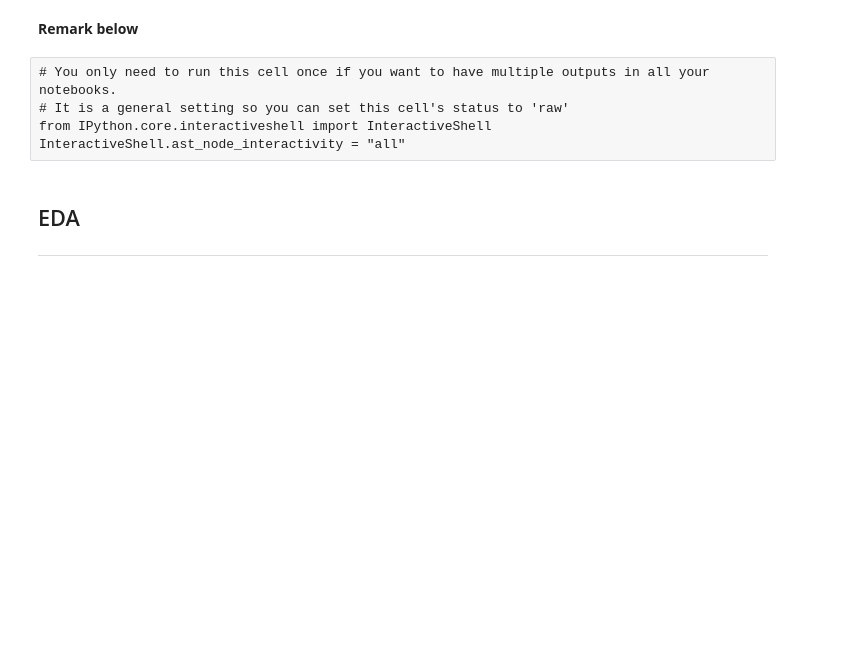
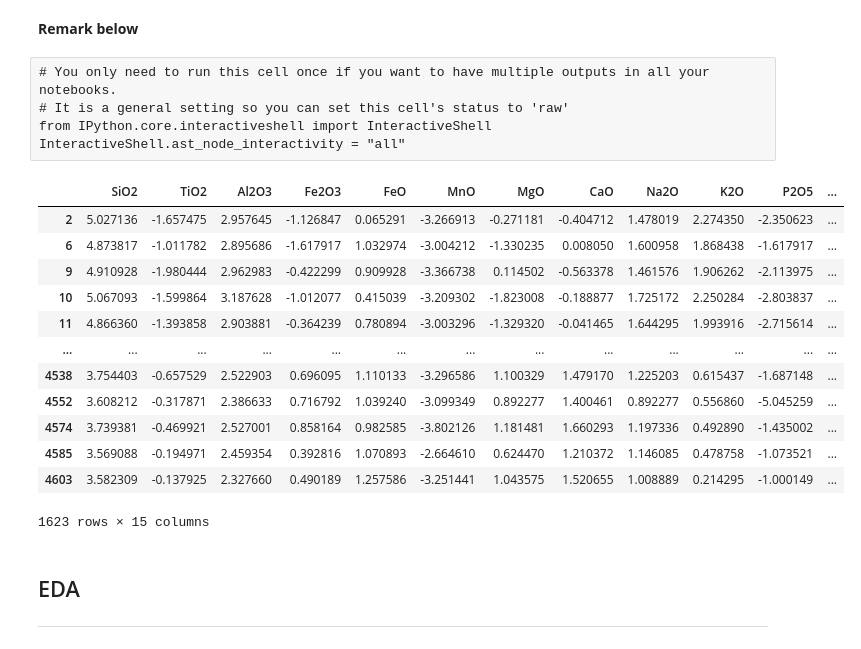
Before and after one commit to Complexio/Vistelius_1995_OCR, a Jupyter notebook: _ANALYSIS/2_Interpolation.ipynb, the cells around one changed output. Cells and saved outputs as stored; diff of their text form; code cells hidden in the pictures; blank space fills up the shorter version.

```diff
--- a/_ANALYSIS/2_Interpolation.ipynb
+++ b/_ANALYSIS/2_Interpolation.ipynb
@@ -63,6 +68,22 @@ mineralogy_clr = preproc.load_obj("mineralogy_clr_area1")
 mineralogy_pca = preproc.load_obj("mineralogy_pca_area1")
 mineralogy_pca_df = preproc.load_obj("mineralogy_pca_area1_df")
 metadata = preproc.load_obj("metadata_area1")
+# %%
+mineralogy_clr
+# %% [output]
+|  | SiO2 | TiO2 | Al2O3 | Fe2O3 | FeO | MnO | MgO | CaO | Na2O | K2O | P2O5 | ... |
+| 2 | 5.027136 | -1.657475 | 2.957645 | -1.126847 | 0.065291 | -3.266913 | -0.271181 | -0.404712 | 1.478019 | 2.274350 | -2.350623 | ... |
+| 6 | 4.873817 | -1.011782 | 2.895686 | -1.617917 | 1.032974 | -3.004212 | -1.330235 | 0.008050 | 1.600958 | 1.868438 | -1.617917 | ... |
+| 9 | 4.910928 | -1.980444 | 2.962983 | -0.422299 | 0.909928 | -3.366738 | 0.114502 | -0.563378 | 1.461576 | 1.906262 | -2.113975 | ... |
+| 10 | 5.067093 | -1.599864 | 3.187628 | -1.012077 | 0.415039 | -3.209302 | -1.823008 | -0.188877 | 1.725172 | 2.250284 | -2.803837 | ... |
+| 11 | 4.866360 | -1.393858 | 2.903881 | -0.364239 | 0.780894 | -3.003296 | -1.329320 | -0.041465 | 1.644295 | 1.993916 | -2.715614 | ... |
+| ... | ... | ... | ... | ... | ... | ... | ... | ... | ... | ... | ... | ... |
+| 4538 | 3.754403 | -0.657529 | 2.522903 | 0.696095 | 1.110133 | -3.296586 | 1.100329 | 1.479170 | 1.225203 | 0.615437 | -1.687148 | ... |
+| 4552 | 3.608212 | -0.317871 | 2.386633 | 0.716792 | 1.039240 | -3.099349 | 0.892277 | 1.400461 | 0.892277 | 0.556860 | -5.045259 | ... |
+| 4574 | 3.739381 | -0.469921 | 2.527001 | 0.858164 | 0.982585 | -3.802126 | 1.181481 | 1.660293 | 1.197336 | 0.492890 | -1.435002 | ... |
+| 4585 | 3.569088 | -0.194971 | 2.459354 | 0.392816 | 1.070893 | -2.664610 | 0.624470 | 1.210372 | 1.146085 | 0.478758 | -1.073521 | ... |
+| 4603 | 3.582309 | -0.137925 | 2.327660 | 0.490189 | 1.257586 | -3.251441 | 1.043575 | 1.520655 | 1.008889 | 0.214295 | -1.000149 | ... |
+1623 rows × 15 columns
 # %% [markdown]
 ## EDA
 ___
```
Also changed, not shown: parts of 25 cells of this notebook, 35 other files.
